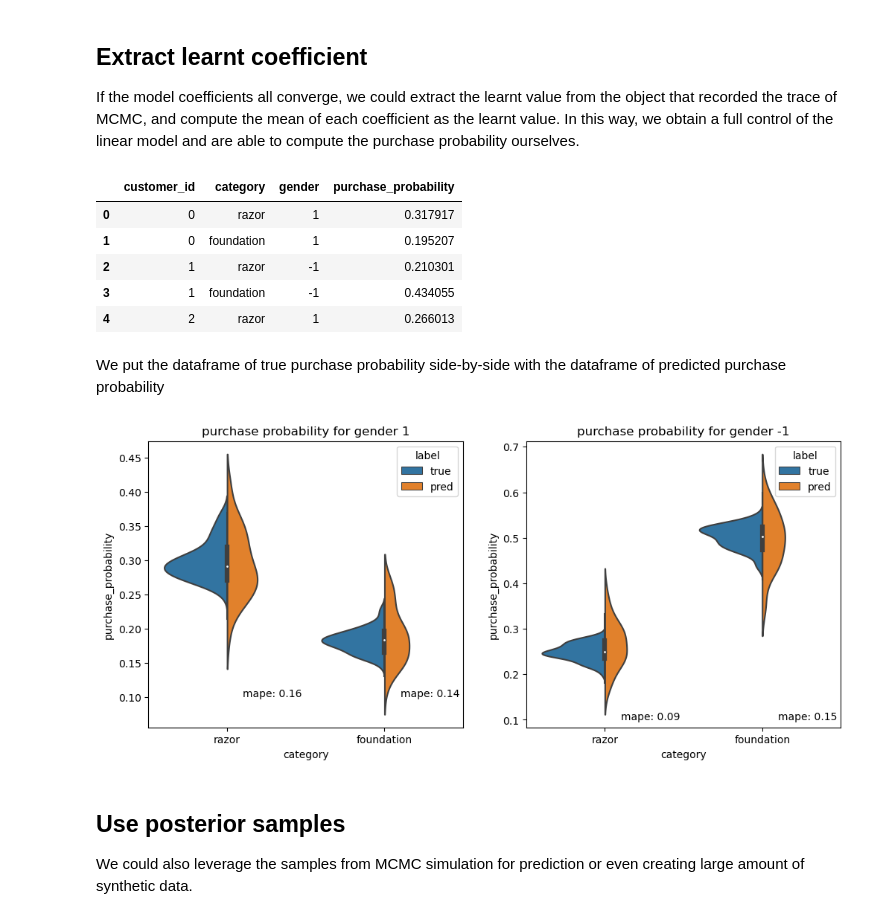
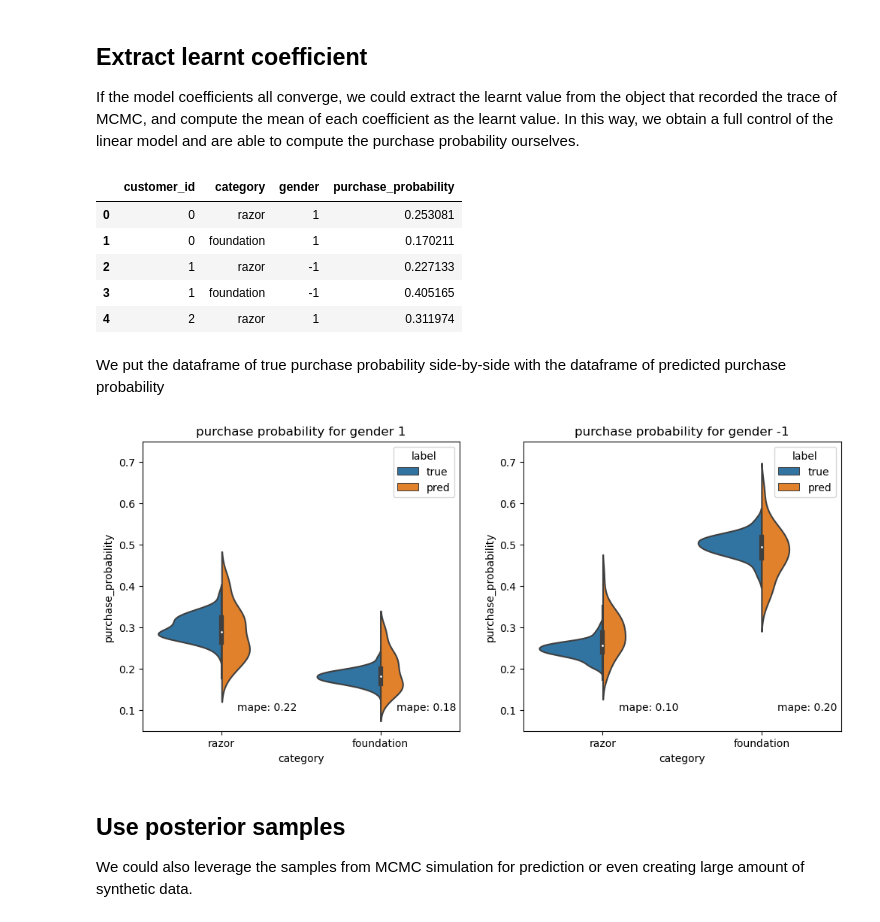
Before and after one commit to YuXia-SR/numpyro-example, a Jupyter notebook: notebooks/snack_learn.ipynb, the cells around one changed output. Cells and saved outputs as stored; diff of their text form; code cells hidden in the pictures.

```diff
--- a/notebooks/snack_learn.ipynb
+++ b/notebooks/snack_learn.ipynb
@@ -93,6 +95,7 @@ global_feature_df = convert_global_feature_to_df(global_feature, ['razor', 'foun
 def generate_category_feature(n_category, n_customer):
     return jnp.ones((n_customer, n_category, 1))
 category_feature = generate_category_feature(n_category, n_customer)
+test_category_feature = generate_category_feature(n_category, n_customer_test)
 # %%
 # we set the values of alpha and beta as following
 alpha = jnp.array([-0.8, 0.5])
@@ -118,6 +121,9 @@ def convert_purchase_prob_to_df(purchase_prob, categories, column_name='purchase
 purchase_prob = compute_purchase_probability(global_feature, category_feature, alpha, beta)
 sampling_y = dist.Bernoulli(probs=purchase_prob).sample(random.PRNGKey(0), sample_shape=(n_samples, ))
 purchase_prob_df = convert_purchase_prob_to_df(purchase_prob, ['razor', 'foundation'])
+# %%
+purchase_prob_test = compute_purchase_probability(test_global_feature, test_category_feature, alpha, beta)
+purchase_prob_test_df = convert_purchase_prob_to_df(purchase_prob_test, ['razor', 'foundation'])
 # %% [markdown]
 ## Inspect the feature table
 
@@ -209,8 +215,13 @@ def category_choice(
 
     """
     # define the transformed distribution for alpha
-    alpha_mu = numpyro.sample("alpha_mu", dist.Normal(loc=jnp.zeros(n_global_feature), scale=jnp.ones(n_global_feature)))
-    alpha_sigma = numpyro.sample("alpha_sigma", dist.HalfNormal(scale=jnp.ones(n_global_feature)))
+    alpha_mu = numpyro.sample(
+        "alpha_mu",
+        dist.Normal(loc=jnp.zeros(n_global_feature),
+        scale=jnp.ones(n_global_feature)))
+    alpha_sigma = numpyro.sample(
+        "alpha_sigma",
+        dist.HalfNormal(scale=jnp.ones(n_global_feature)))
     # generate coefficients for global effect
     alpha = numpyro.sample(
         'alpha',
@@ -229,8 +240,13 @@ def category_choice(
     # this plate restricts the column dimension of the customer coefficient matrix
     plate_category_feature = numpyro.plate("category_feature", n_category_feature, dim=-1)
     with plate_customer, plate_category_feature:
-        beta_mu = numpyro.sample("beta_mu", dist.Normal(loc=jnp.zeros((n_customer, n_category_feature)), scale=jnp.ones((n_customer, n_category_feature))))
-        beta_sigma = numpyro.sample("beta_sigma", dist.HalfNormal(scale=jnp.ones((n_customer, n_category_feature))))
+        beta_mu = numpyro.sample(
+            "beta_mu",
+            dist.Normal(loc=jnp.zeros((n_customer, n_category_feature)),
+            scale=jnp.ones((n_customer, n_category_feature))))
+        beta_sigma = numpyro.sample(
+            "beta_sigma",
+            dist.HalfNormal(scale=jnp.ones((n_customer, n_category_feature))))
         beta = numpyro.sample(
             'beta',
             dist.Normal(beta_mu, beta_sigma),
@@ -314,35 +330,36 @@ learnt_alpha = mcmc._states['z']['alpha'].mean(axis=1).reshape(2, )
 learnt_beta = mcmc._states['z']['beta'].mean(axis=1).reshape(n_customer, 1)
 # %%
 # Use the learnt parameter to compute the purchase probability
-learnt_prob = compute_purchase_probability(global_feature, category_feature, learnt_alpha, learnt_beta)
+learnt_prob = compute_purchase_probability(test_global_feature, test_category_feature, learnt_alpha, learnt_beta)
 learnt_prob_df = convert_purchase_prob_to_df(learnt_prob, ['razor', 'foundation'], column_name='purchase_probability')
 learnt_prob_df.head()
 # %% [output]
 |  | customer_id | category | gender | purchase_probability |
-| 0 | 0 | razor | 1 | 0.317917 |
-| 1 | 0 | foundation | 1 | 0.195207 |
-| 2 | 1 | razor | -1 | 0.210301 |
-| 3 | 1 | foundation | -1 | 0.434055 |
-| 4 | 2 | razor | 1 | 0.266013 |
+| 0 | 0 | razor | 1 | 0.253081 |
+| 1 | 0 | foundation | 1 | 0.170211 |
+| 2 | 1 | razor | -1 | 0.227133 |
+| 3 | 1 | foundation | -1 | 0.405165 |
+| 4 | 2 | razor | 1 | 0.311974 |
 # %% [markdown]
 We put the dataframe of true purchase probability side-by-side with the dataframe of predicted purchase probability
 # %%
-prob_comparison_df = pd.concat([purchase_prob_df, learnt_prob_df])
+prob_comparison_df = pd.concat([purchase_prob_test_df, learnt_prob_df])
 prob_comparison_df.loc[:, 'label'] = np.repeat(['true', 'pred'], n_customer * 2)
 
 def plot_prob_comparison(df: pd.DataFrame, group_column:str, filter: tuple, ax):
     data = df[df[filter[0]]==filter[1]]
     mape = data.groupby(group_column).apply(lambda x: mean_absolute_percentage_error(x[x.label == 'true'].purchase_probability, x[x.label == 'pred'].purchase_probability))
     sns.violinplot(x=group_column, y='purchase_probability', hue='label', data=data, split=True, ax=ax)
     ax.text(0.1, 0.1, s='mape: {:.2f}'.format(mape.iloc[0]), fontsize=10)
     ax.text(1.1, 0.1, s='mape: {:.2f}'.format(mape.iloc[1]), fontsize=10)
     ax.set_title('purchase probability for {} {}'.format(*filter))
+    ax.set_ylim(0.05, 0.75)
 
 f, ax = plt.subplots(1, 2, figsize=(12, 5))
 plot_prob_comparison(prob_comparison_df, 'category', ('gender', 1), ax[0])
 plot_prob_comparison(prob_comparison_df, 'category', ('gender', -1), ax[1])
 # %% [output]
-[figure, old version]
+[figure, new version]
 # %% [markdown]
 ## Use posterior samples
 
```
Also changed, not shown: parts of 5 cells of this notebook, 1 other file.
